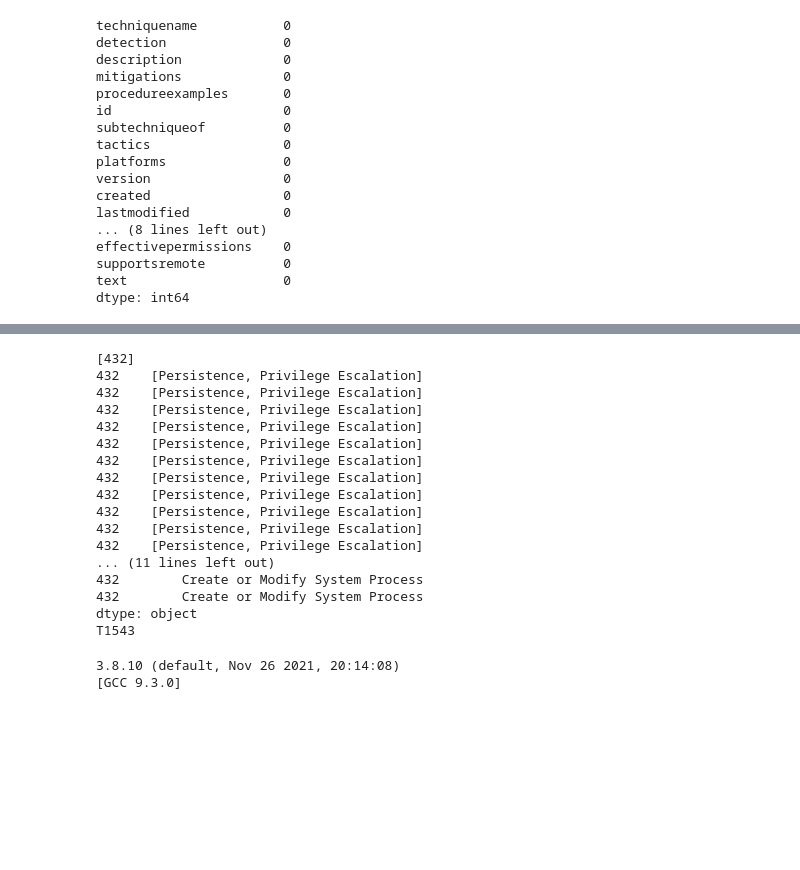
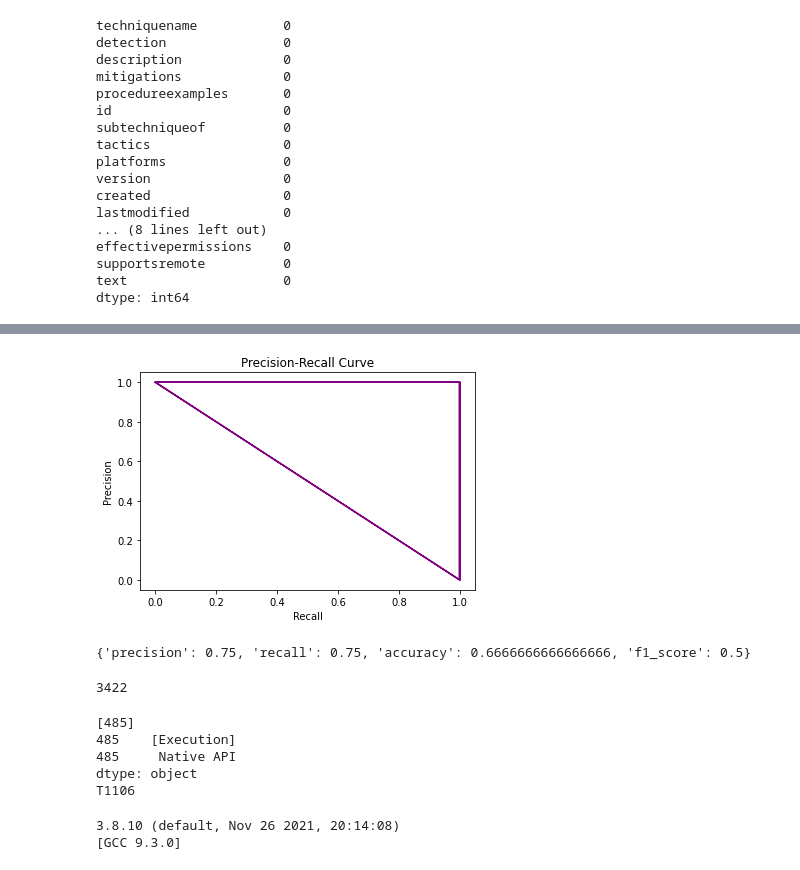
Before and after one commit to ellikamishra/MITRE-MLModel, a Jupyter notebook: ML model/NBModel.ipynb, the cells around one changed output, grey strips where cells are left out. Cells and saved outputs as stored; diff of their text form; code cells hidden in the pictures; blank space fills up the shorter version.

Commit message:
Metrics, tcs and documentation links added

```diff
--- a/ML model/NBModel.ipynb
+++ b/ML model/NBModel.ipynb
@@ -53,9 +47,9 @@ df_DS.head()
 | 3 | Network Share | A storage resource (typically a f... | DS0033 | NaN | Host | : 1.0 | 20 October 2021 | 10 November 2021 | ... |
 | 4 | Active Directory | A database and set of services th... | DS0026 | NaN | NaN | : 1.0 | 20 October 2021 | 10 November 2021 | ... |
 # %%
-tramp_small=pd.read_json('https://raw.githubusercontent.com/center-for-threat-informed-defense/tram/master/tests/data/test-training-data.json')
+tramp_small=pd.read_json('TrampData.json')
 
-tramp=pd.read_json('https://raw.githubusercontent.com/center-for-threat-informed-defense/tram/master/data/training/bootstrap-training-data.json')
+tramp=pd.read_json('TrampDataSmall.json')
 
 df_tramp=tramp['sentences']
 df_tramp_small=tramp_small['sentences']
@@ -197,11 +196,13 @@ print(test['data input'])
 Name: data input, dtype: object
 # %%
 from sklearn.metrics import accuracy_score
-
+from sklearn.metrics import balanced_accuracy_score,precision_score,recall_score,f1_score
+import matplotlib.pyplot as plt
 
 def predict_values():
 
     dict_result={}
+    dict_scores={'precision':'','recall':'','accuracy':'','f1_score':''}
     y_actual=[]
     result=[]
 
@@ -212,12 +213,37 @@ def predict_values():
             y_actual.append(row['actual id'])
             result.append(predict_id(pred))
             dict_result[index]['sentence']=row['data input']
-            dict_result[index]['actual id']=row['actual id']
-            dict_result[index]['predict id']=predict_id(pred)
+            dict_result[index]['actual_id']=row['actual id']
+            dict_result[index]['predict_id']=predict_id(pred)
+    y_actual=np.array(y_actual)
+    result=np.array(result)
+    dict_scores['precision']=precision_score(y_actual,result,average='macro',zero_division=1)
+    dict_scores['recall']=recall_score(y_actual,result,average='macro',zero_division=1)
+    dict_scores['f1_score']=f1_score(y_actual, result, average='macro',zero_division=1)
+    dict_scores['accuracy']=balanced_accuracy_score(y_actual,result)
+    fig, ax = plt.subplots()
+    plt.plot(recall_score(y_actual,result,average=None,zero_division=1), precision_score(y_actual,result,average=None,zero_division=1), color='purple')
 
+#add axis labels to plot
+    ax.set_title('Precision-Recall Curve')
+    ax.set_ylabel('Precision')
+    ax.set_xlabel('Recall')
 
+#display plot
+    plt.show()
 
-    return dict_result,accuracy_score(np.array(result),np.array(y_actual))
+    return (dict_result,dict_scores)
+# %%
+
+filer,scores=predict_values()
+
+print(scores)
+fp=open('dictdata1.json','w+')
+fp.write(json.dumps(filer))
+# %% [output]
+[figure, added]
+{'precision': 0.75, 'recall': 0.75, 'accuracy': 0.6666666666666666, 'f1_score': 0.5}
+3422
 # %%
 #T1558.004 AS-REP Roasting
 desc = ["Monitor network traffic for unusual ARP traffic, gratuitous ARP replies may be suspicious. Consider collecting changes to ARP caches across endpoints for signs of ARP poisoning. For example, if multiple IP addresses map to a single MAC address, this could be an indicator that the ARP cache has been poisoned"]
@@ -227,7 +253,7 @@ desc2 = ["Suspicious Process Activity- Targeted - Malicious Start Menu Startup M
 # test = vect.transform(desc3)
 # pred=cross_val_predict(clf, X, y, cv=cvr)
 
-t1=["Service providers have significant access to customer networks, enabling an attacker who had compromised a service provider to move laterally into the network of the service provider customer "]
+t1=["While invoking API functions, adversaries may also attempt to bypass defensive tools.ComRAT can load a PE file from memory or the file system and execute it with CreateProcessW."]
 pred= clf.predict(t1)
 print(pred)
 
@@ -237,23 +263,11 @@ r = dict_tactic[r1]
 print (r)
 print(r1)
 # %% [output]
-[432]
-432    [Persistence, Privilege Escalation]
-432    [Persistence, Privilege Escalation]
-432    [Persistence, Privilege Escalation]
-432    [Persistence, Privilege Escalation]
-432    [Persistence, Privilege Escalation]
-432    [Persistence, Privilege Escalation]
-432    [Persistence, Privilege Escalation]
-432    [Persistence, Privilege Escalation]
-432    [Persistence, Privilege Escalation]
-432    [Persistence, Privilege Escalation]
-432    [Persistence, Privilege Escalation]
-... (11 lines left out)
-432        Create or Modify System Process
-432        Create or Modify System Process
+[485]
+485    [Execution]
+485     Native API
 dtype: object
-T1543
+T1106
 # %%
 import sys
 
```
Also changed, not shown: parts of 5 cells of this notebook, 5 other files.
